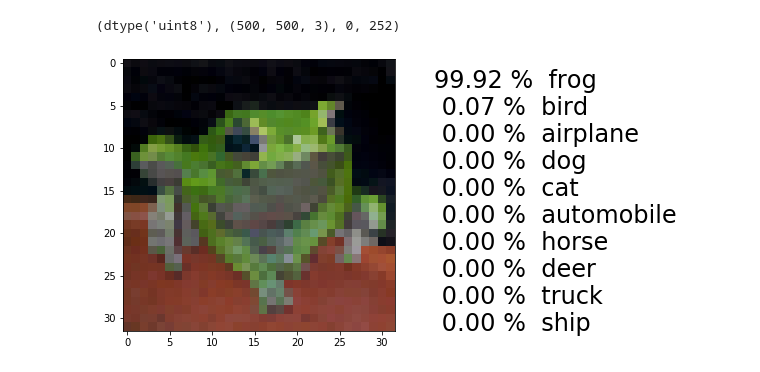
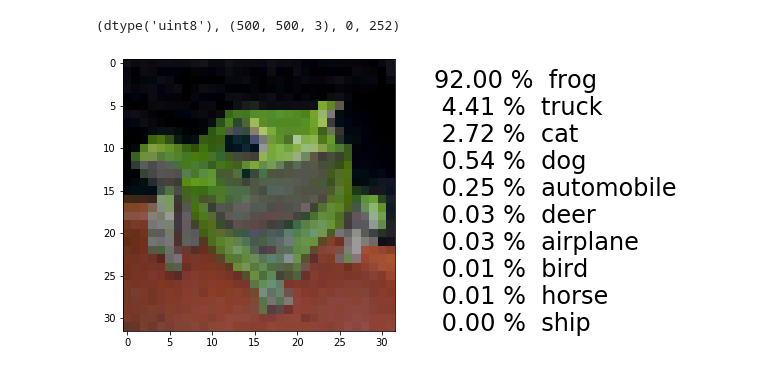
Before and after one commit to AlexandrBroz/ans-2021-ls, a Jupyter notebook: conv-classification.ipynb, the cells around one changed output. Cells and saved outputs as stored; diff of their text form; code cells hidden in the pictures.

```diff
--- a/conv-classification.ipynb
+++ b/conv-classification.ipynb
@@ -69,5 +79,7 @@ Transform: Compose(
            )
 # %%
+BATCH_SIZE = 64
+concat_train_dataset = torch.utils.data.ConcatDataset([train_dataset,train_aug_dataset,train_dataset])
 # pomuze jina batch_size?
-train_loader = torch.utils.data.DataLoader(train_dataset, batch_size=32, shuffle=True)
-valid_loader = torch.utils.data.DataLoader(valid_dataset, batch_size=32, shuffle=False)
+train_loader = torch.utils.data.DataLoader(concat_train_dataset, batch_size=BATCH_SIZE, shuffle=True)
+valid_loader = torch.utils.data.DataLoader(valid_dataset, batch_size=BATCH_SIZE, shuffle=False)
@@ -100,4 +168,7 @@ class Convnet(nn.Module):
 # %%
 # pokud vytvorime novou sit, vyresetujeme i statistiky
 model = Convnet()
+model = models.resnet18(pretrained=False)
 stats = ans.Stats()
+device = 'cuda'
+model.to(device)
@@ -146,6 +235,11 @@ net.fc.bias torch.float32 torch.Size([1000]) 1000
 # %%
 # s novou siti musime obnovit i seznam parametru pro optimizer
 # lepsich vysledku obvykle dosahuje SGD s momentum
-optimizer = torch.optim.Adam(model.parameters())
+
+#optimizer = torch.optim.Adam(model.parameters())
+optimizer = torch.optim.SGD(model.parameters(), lr=0.01, momentum=0.8)
+default_lr = optimizer.param_groups[0]['lr'];
+print(default_lr)
+total_epochs = 0;
 optimizer
 # %% [output]
@@ -194,15 +289,15 @@ def train_step(model, batch, crit, optimizer, stats):
 # jaky vliv ma pocet epoch?
 # zkuste postupne menit learning rate (optimizer.param_groups[0]['lr'] = ...)
 # nebo pomoci scheduleru (https://pytorch.org/docs/master/optim.html#how-to-adjust-learning-rate)
-
-lmbda = lambda epoch: 0.95
-scheduler = torch.optim.lr_scheduler.MultiplicativeLR(optimizer, lr_lambda=lmbda)
-
-for ep in range(1):
+EPOCHS = 20
+lr_steps = [10,15]
+optimizer.param_groups[0]['lr'] = default_lr
+for ep in range(EPOCHS):
     stats.new_epoch()
-    optimizer.param_groups[0]['lr'] = 0.000125
-    print("optimzer lr: ", optimizer.param_groups[0]['lr'])
-
+    total_epochs += 1
+    if ep in lr_steps:
+        optimizer.param_groups[0]['lr'] = optimizer.param_groups[0]['lr']/10
+        print("New lr: ",optimizer.param_groups[0]['lr'])
     # trenovaci faze
     pb = tqdm.auto.tqdm(train_loader, desc='epoch {:02d} train'.format(ep+1))
     for inputs, targets in pb:
@@ -215,5 +310,4 @@ for ep in range(1):
 
     # validacni faze
     ans.validate(model, crit, valid_loader, stats)
-    scheduler.step()
 # %% [output]
@@ -245,10 +346,6 @@ rgb_test.dtype, rgb_test.shape, rgb_test.min(), rgb_test.max()
 # %% [output]
 (dtype('uint8'), (500, 500, 3), 0, 252)
 # %%
-from PIL import Image
-
-pil_image = Image.fromarray(cv2.resize(rgb_test, (32, 32)))
-
-ans.predict_and_show(pil_image, model, valid_transform, classes=train_dataset.classes)
+ans.predict_and_show(cv2.resize(rgb_test, (32, 32)), model, valid_transform, classes=train_dataset.classes)
 # %% [output]
-[figure, old version]
+[figure, new version]
```
Also changed, not shown: parts of 23 cells of this notebook.
